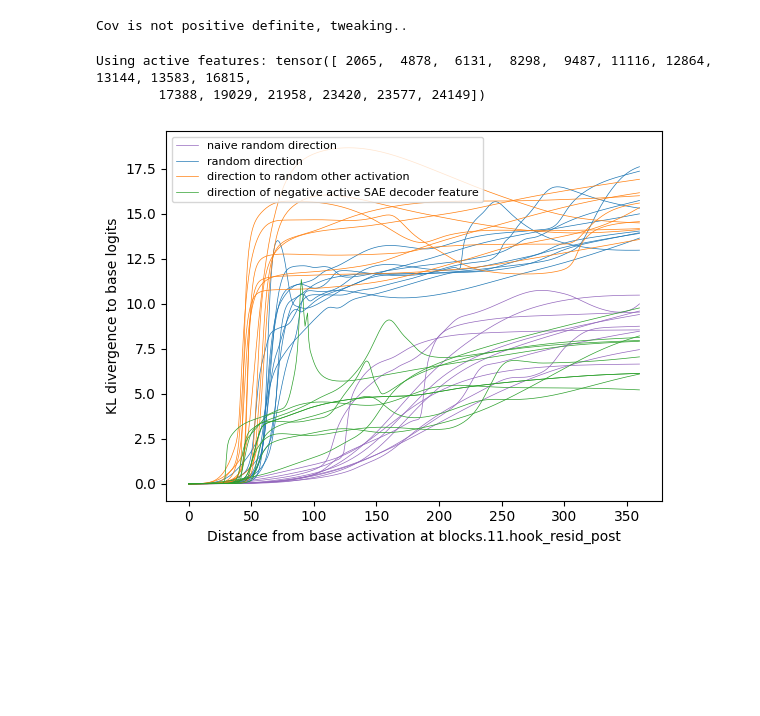
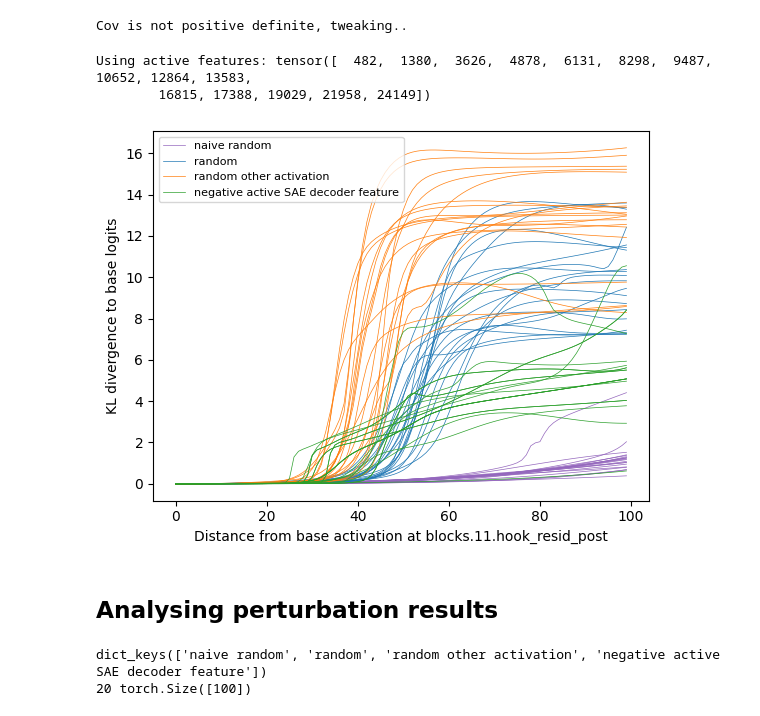
Before and after one commit to jettjaniak/teren, a Jupyter notebook: notebooks/explorations.ipynb, the cells around one changed output. Drawn from its saved outputs; the diff is of its cells as text; code cells hidden in the pictures; blank space fills up the shorter version.

```diff
--- a/notebooks/explorations.ipynb
+++ b/notebooks/explorations.ipynb
@@ -258,9 +283,9 @@ cfg = ExperimentConfig(
     dataloader_batch_size=16,
     perturbation_pos=slice(-1, None, 1),
     read_layer="blocks.11.hook_resid_post",
-    perturbation_range=(0.0, np.pi),
+    perturbation_range=(0, 1),
     n_steps=100,
-    mean_batch_size=700,
+    mean_batch_size=512,
 )
 # %%
 setup_determinism(cfg.seed)
@@ -306,7 +331,7 @@ feature_completions = [
 ]
 
 
-base_prompt_text = easy_completions[0]
+base_prompt_text = harder_completions[0]
 base_prompt = torch.tensor([model.tokenizer.encode(base_prompt_text)])
 
 print(base_prompt_text)
@@ -398,18 +423,18 @@ saedir_perturbation = SAEDecoderDirectionPerturbation(
 )
 
 perturbations = {
-    "naive random direction": naive_random_perturbation,
-    "random direction": random_perturbation,
-    "direction to random other activation": random_activation_perturbation,
-    "direction of negative active SAE decoder feature": saedir_perturbation,
+    "naive random": naive_random_perturbation,
+    "random": random_perturbation,
+    "random other activation": random_activation_perturbation,
+    "negative active SAE decoder feature": saedir_perturbation,
 }
 # %% [output]
-Using active features: tensor([ 2065,  4878,  6131,  8298,  9487, 11116, 12864, 13144, 13583, 16815,
-        17388, 19029, 21958, 23420, 23577, 24149])
+Using active features: tensor([  482,  1380,  3626,  4878,  6131,  8298,  9487, 10652, 12864, 13583,
+        16815, 17388, 19029, 21958, 24149])
 # %%
 results = defaultdict(list)
 
-for _ in tqdm(range(10)):
+for _ in tqdm(range(20)):
     for name, perturbation in perturbations.items():
         kl_div = run_perturbation(cfg, base_ref, perturbation)
         results[name].append(kl_div)
@@ -416,25 +443,25 @@ for _ in tqdm(range(10)):
 # %%
 colors = {
-    "random direction": "tab:blue",
-    "naive random direction": "tab:purple",
-    "direction to random other activation": "tab:orange",
-    "direction of negative active SAE decoder feature": "tab:green",
+    "random": "tab:blue",
+    "naive random": "tab:purple",
+    "random other activation": "tab:orange",
+    "negative active SAE decoder feature": "tab:green",
 }
 
-for perturb_name in results.keys():
-    for i, data in enumerate(results[perturb_name]):
+for name in results.keys():
+    for i, data in enumerate(results[name]):
         if i == 0:
             # Only label the first line for each perturb_name
-            plt.plot(
-                data, color=colors[perturb_name], label=perturb_name, linewidth=0.5
-            )
+            plt.plot(data, color=colors[name], label=name, linewidth=0.5)
         else:
             # Don't label subsequent lines to avoid duplicate legend entries
-            plt.plot(data, color=colors[perturb_name], linewidth=0.5)
+            plt.plot(data, color=colors[name], linewidth=0.5)
 
 plt.legend(fontsize=8)
 plt.ylabel("KL divergence to base logits")
 plt.xlabel(f"Distance from base activation at {cfg.read_layer}")
 plt.show()
 # %% [output]
-[figure, old version]
+[figure, new version]
+# %% [markdown]
+## Analysing perturbation results
@@ -440,0 +471,6 @@ plt.show()
+# %%
+print(results.keys())
+print(len(results["random"]), results["random"][0].shape)
+# %% [output]
+dict_keys(['naive random', 'random', 'random other activation', 'negative active SAE decoder feature'])
+20 torch.Size([100])
```
Also changed, not shown: parts of 27 cells of this notebook.
